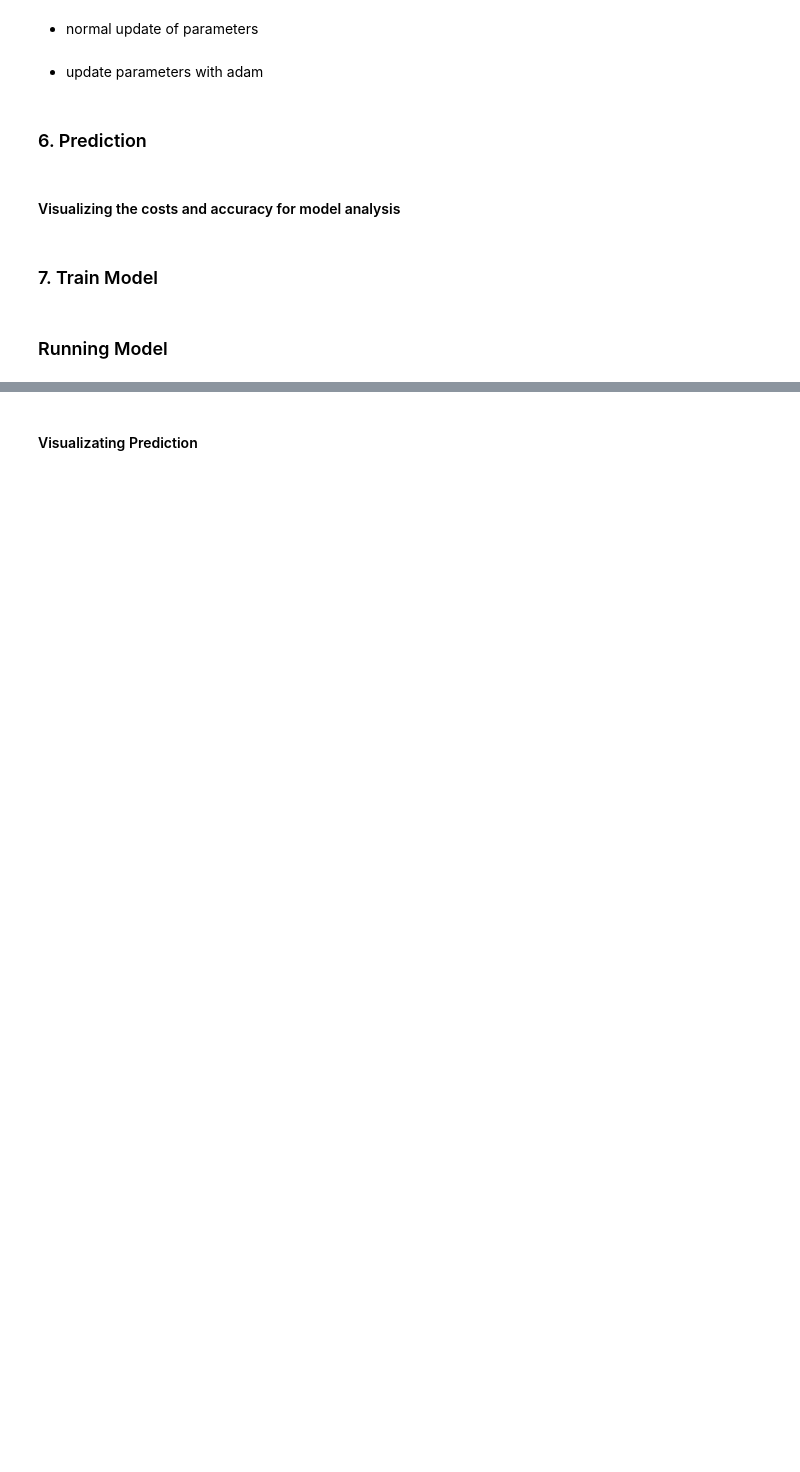
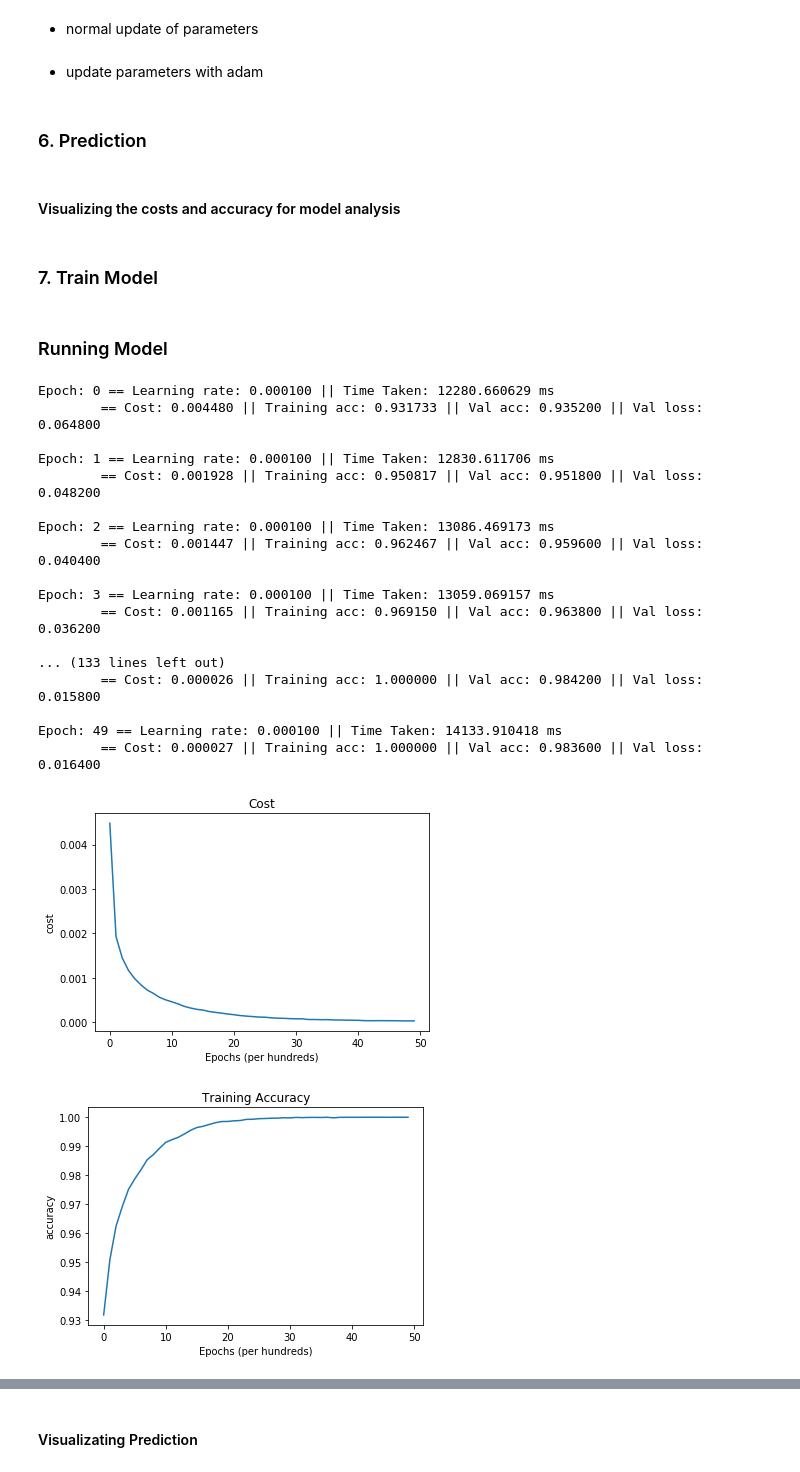
Before and after one commit to kattelsameer/HandWritten-Digit-Recognition-using-Deep-Learning, a Jupyter notebook: 7. Final Model/Code Experiment.ipynb, the cells around one changed output, grey strips where cells are left out. Cells and saved outputs as stored; diff of their text form; code cells hidden in the pictures; blank space fills up the shorter version.

```diff
--- a/7. Final Model/Code Experiment.ipynb
+++ b/7. Final Model/Code Experiment.ipynb
@@ -150,12 +145,3 @@ def relu_grad(dA, cache):
-# %%
-def softmax(Z):
-    shift = Z - np.max(Z) #Avoiding underflow or overflow errors due to floating point instability in softmax
-    t = np.exp(shift)
-    A = np.divide(t,np.sum(t,axis = 0))
-
-    cache = Z
-    assert(A.shape == Z.shape)
-    return A, cache
 # %% [markdown]
 #### Learning rate decay
 # %%
@@ -172,7 +158,7 @@ def decay_learning_rate(alpha_prev, epoch, decay_rate = 1 ):
 #### initializing layers
 # %%
 def init_layers():
-    layers_dim = [784,2500,2000,1500,1000,500,11]
+    layers_dim = [784,800,300,10]
     return layers_dim
 # %% [markdown]
 #### Initializing Parameters
@@ -266,7 +252,7 @@ def forward_prop(X,parameters):
     AL, cache = forward_activation(A,parameters['W' + str(L)],parameters['b' + str(L)],activation='softmax')
     caches.append(cache)
 
-    assert(AL.shape == (11,X.shape[1]))
+    assert(AL.shape == (10,X.shape[1]))
 
     return AL,caches
 # %% [markdown]
@@ -300,7 +286,7 @@ def forward_prop_with_dropout(X,parameters,keep_probs):
     AL, cache = forward_activation(A,parameters['W' + str(L)],parameters['b' + str(L)], activation='softmax')
     caches.append(cache)
 
-    assert(AL.shape == (11,X.shape[1]))
+    assert(AL.shape == (10,X.shape[1]))
 
     return AL,caches,dropout_masks
 # %% [markdown]
@@ -697,6 +684,26 @@ def train(X_train, Y_train, X_dev, Y_dev, layers_dim, hyperParams, optimizer = '
 # %% [markdown]
 ### Running Model
 # %%
-hyperParams = init_hyperParams(alpha = 0.0001, num_epoch = 25, mini_batch_size = 1024,lambd = 0.7,keep_probs = [0.8,0.8,0.8,0.8,0.8])
+hyperParams = init_hyperParams(alpha = 0.0001, num_epoch = 50, mini_batch_size = 128,lambd = 0.7,keep_probs = [0.8,0.8])
 layers_dim = init_layers()
 parameters = train(train_x_norm, train_y_encoded,dev_x_norm, dev_y_encoded,layers_dim, hyperParams, optimizer = 'adam',regularizer = 'dropout')
+# %% [output]
+Epoch: 0 == Learning rate: 0.000100 || Time Taken: 12280.660629 ms
+        == Cost: 0.004480 || Training acc: 0.931733 || Val acc: 0.935200 || Val loss: 0.064800
+
+Epoch: 1 == Learning rate: 0.000100 || Time Taken: 12830.611706 ms
+        == Cost: 0.001928 || Training acc: 0.950817 || Val acc: 0.951800 || Val loss: 0.048200
+
+Epoch: 2 == Learning rate: 0.000100 || Time Taken: 13086.469173 ms
+        == Cost: 0.001447 || Training acc: 0.962467 || Val acc: 0.959600 || Val loss: 0.040400
+
+Epoch: 3 == Learning rate: 0.000100 || Time Taken: 13059.069157 ms
+        == Cost: 0.001165 || Training acc: 0.969150 || Val acc: 0.963800 || Val loss: 0.036200
+
+... (133 lines left out)
+        == Cost: 0.000026 || Training acc: 1.000000 || Val acc: 0.984200 || Val loss: 0.015800
+
+Epoch: 49 == Learning rate: 0.000100 || Time Taken: 14133.910418 ms
+        == Cost: 0.000027 || Training acc: 1.000000 || Val acc: 0.983600 || Val loss: 0.016400
+[figure, added]
+[figure, added]
```
Also changed, not shown: parts of 33 cells of this notebook.
